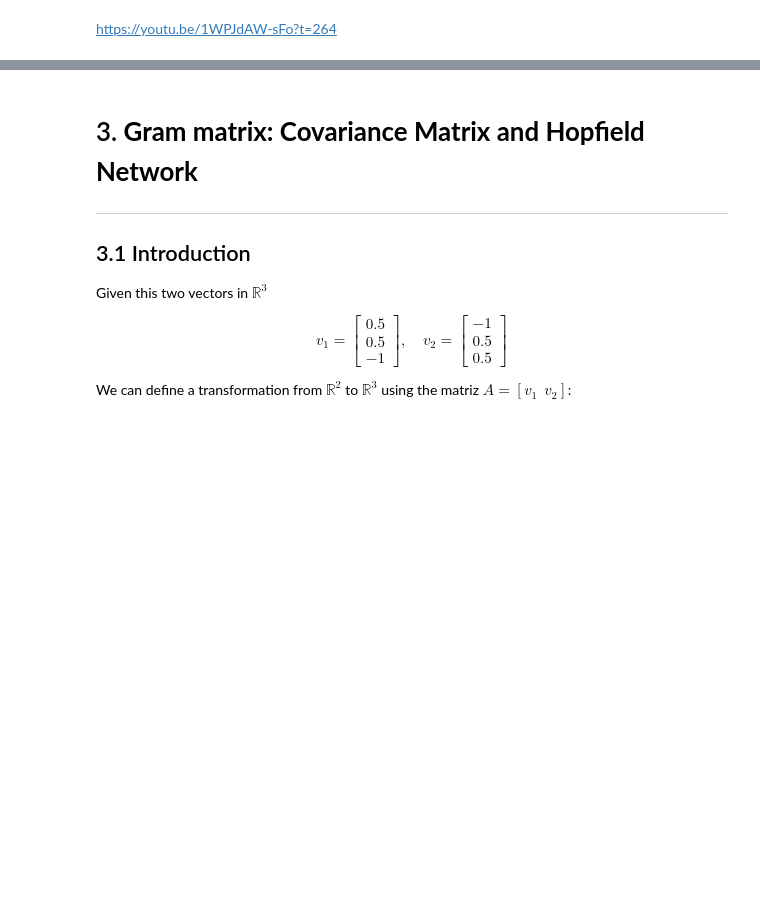
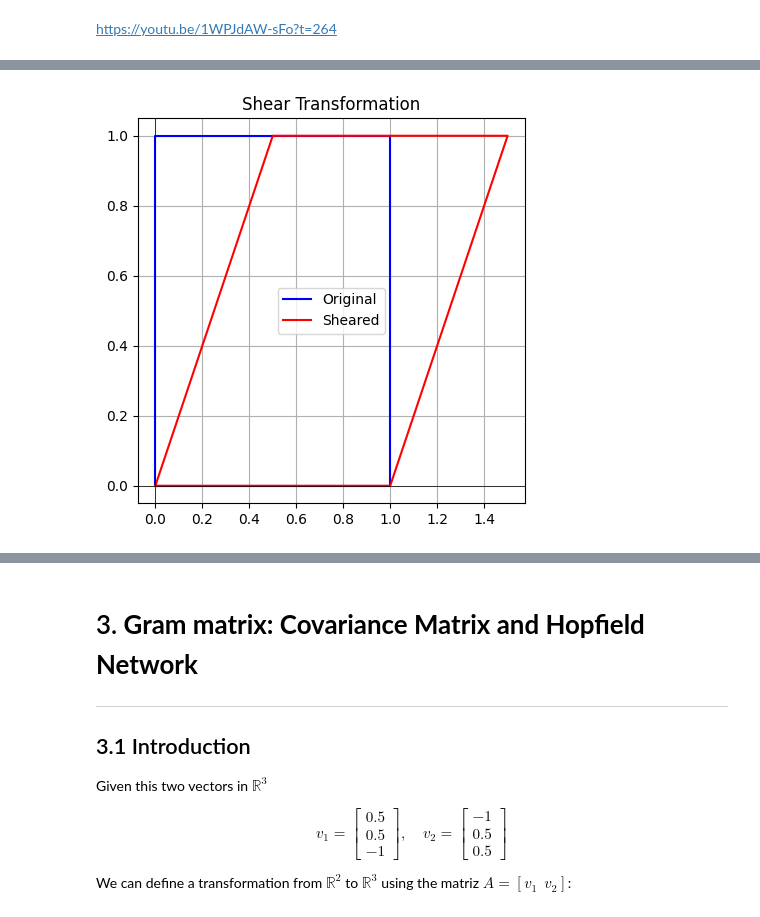
Before and after one commit to GerardoMunoz/ML_2025, a Jupyter notebook: Hopfield_Covariance.ipynb, the cells around one changed output, grey strips where cells are left out. Cells and saved outputs as stored; diff of their text form; code cells hidden in the pictures; blank space fills up the shorter version.

```diff
--- a/Hopfield_Covariance.ipynb
+++ b/Hopfield_Covariance.ipynb
@@ -108,3 +286,28 @@ When **A** is not square or not invertible, this gives the best least-squares so
+# %%
+import numpy as np
+import matplotlib.pyplot as plt
+
+# Shear matrix (X-Shear)
+shear_matrix = np.array([[1, 0.5], [0, 1]])
+
+# Square before transformation
+square = np.array([[0, 0], [1, 0], [1, 1], [0, 1], [0, 0]]).T
+
+# Apply transformation
+transformed_square = shear_matrix @ square
+
+# Plot
+plt.figure(figsize=(5, 5))
+plt.plot(square[0], square[1], 'b-', label="Original")
+plt.plot(transformed_square[0], transformed_square[1], 'r-', label="Sheared")
+plt.axhline(0, color='black', linewidth=0.5)
+plt.axvline(0, color='black', linewidth=0.5)
+plt.legend()
+plt.title("Shear Transformation")
+plt.grid()
+plt.show()
+# %% [output]
+[figure, added]
 # %% [markdown]
 
 ---
```
Also changed, not shown: parts of 3 cells of this notebook.
